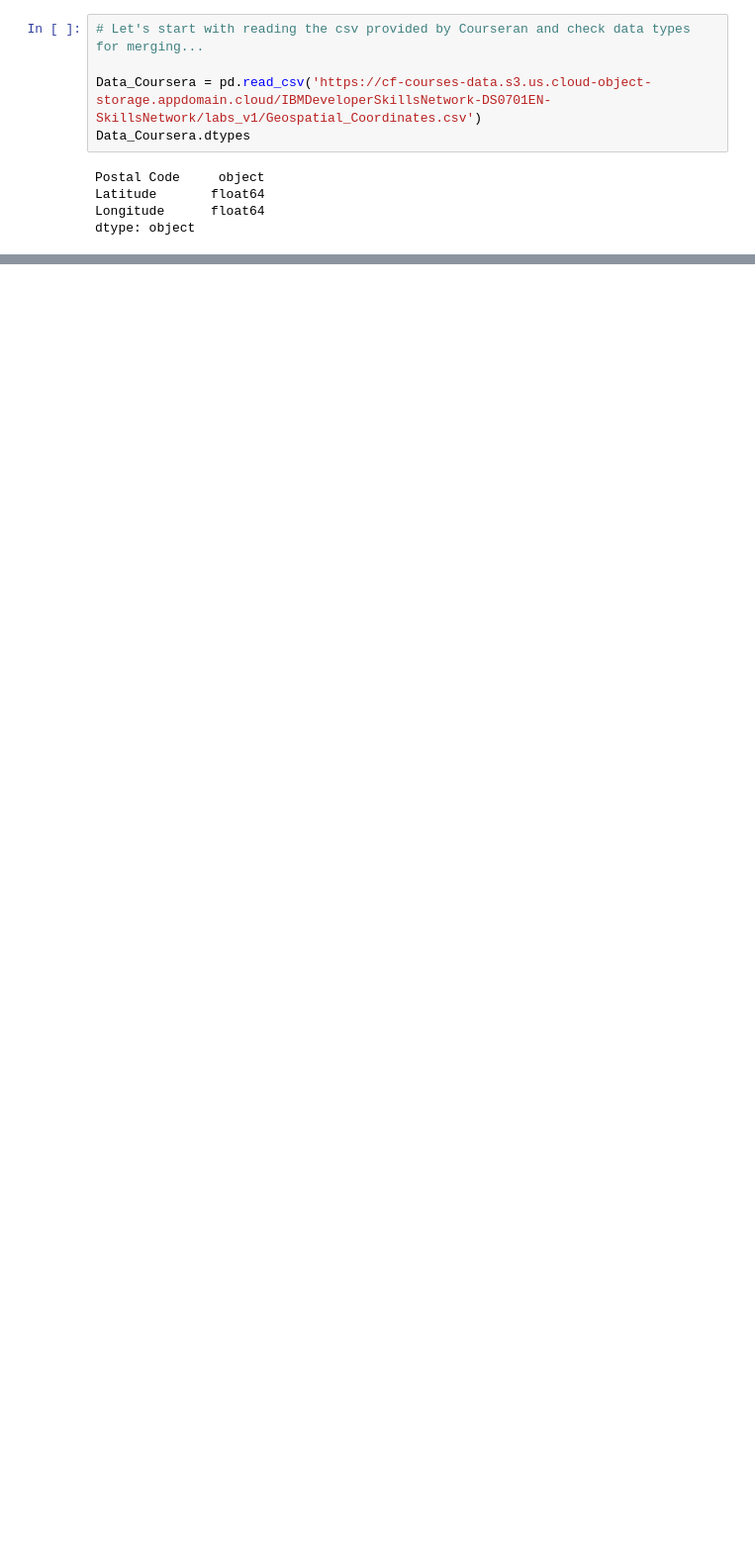
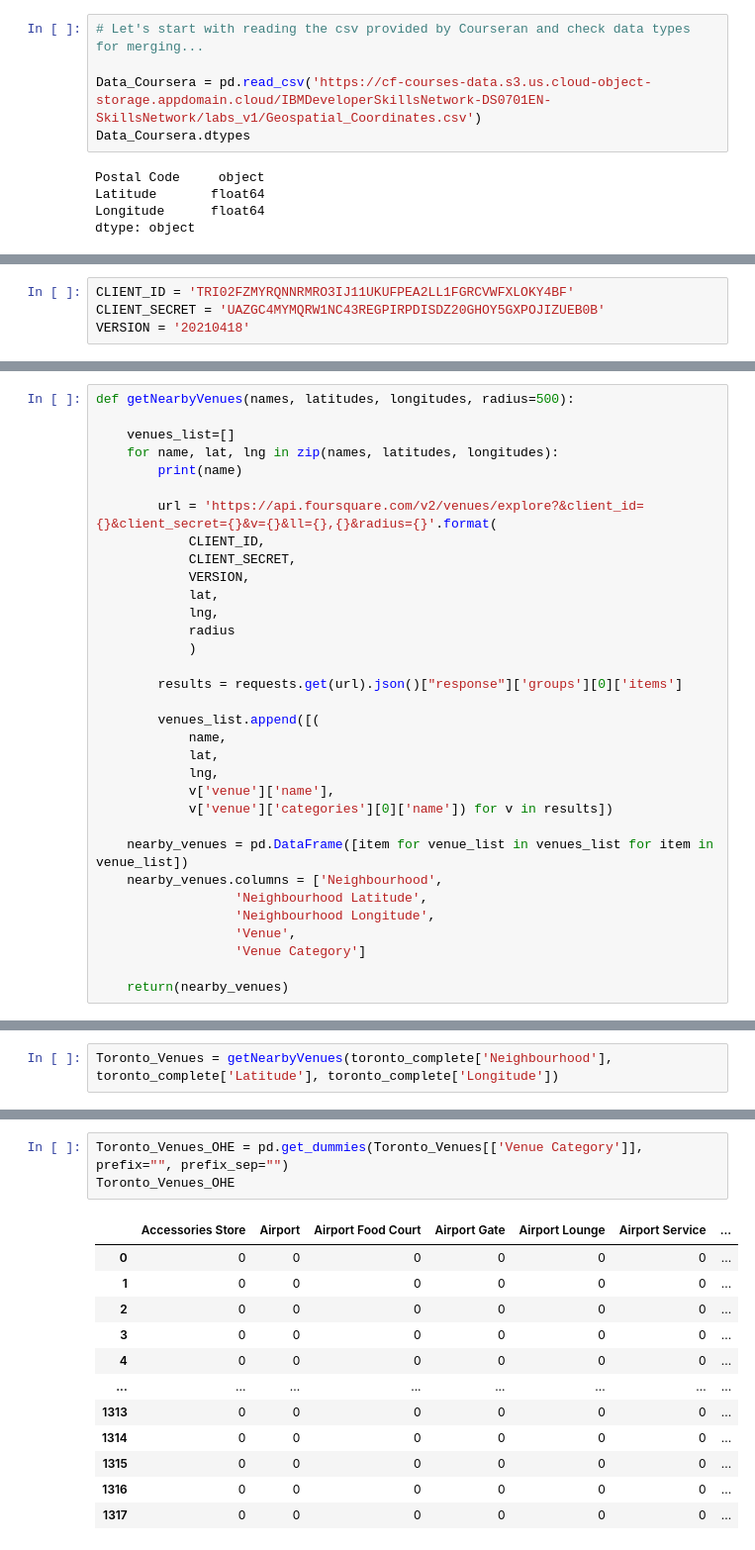
Before and after one commit to renekluijtmans/Coursera_Capstone, a Jupyter notebook: Segmenting and Clustering Neighborhoods in Toronto.ipynb, the cells around one changed output, grey strips where cells are left out. Shown: that part at 99% size. Saved outputs shown, nothing was run; the diff lists cells and outputs as text; blank space fills up the shorter version.

```diff
--- a/Segmenting and Clustering Neighborhoods in Toronto.ipynb
+++ b/Segmenting and Clustering Neighborhoods in Toronto.ipynb
@@ -174,0 +234,4 @@ toronto_complete
+# %%
+CLIENT_ID = 'TRI02FZMYRQNNRMRO3IJ11UKUFPEA2LL1FGRCVWFXLOKY4BF'
+CLIENT_SECRET = 'UAZGC4MYMQRW1NC43REGPIRPDISDZ20GHOY5GXPOJIZUEB0B'
+VERSION = '20210418'
@@ -174,0 +240,33 @@ toronto_complete
+# %%
+def getNearbyVenues(names, latitudes, longitudes, radius=500):
+
+    venues_list=[]
+    for name, lat, lng in zip(names, latitudes, longitudes):
+        print(name)
+
+        url = 'https://api.foursquare.com/v2/venues/explore?&client_id={}&client_secret={}&v={}&ll={},{}&radius={}'.format(
+            CLIENT_ID,
+            CLIENT_SECRET,
+            VERSION,
+            lat,
+            lng,
+            radius
+            )
+
+        results = requests.get(url).json()["response"]['groups'][0]['items']
+
+        venues_list.append([(
+            name,
+            lat,
+            lng,
+            v['venue']['name'],
+            v['venue']['categories'][0]['name']) for v in results])
+
+    nearby_venues = pd.DataFrame([item for venue_list in venues_list for item in venue_list])
+    nearby_venues.columns = ['Neighbourhood',
+                  'Neighbourhood Latitude',
+                  'Neighbourhood Longitude',
+                  'Venue',
+                  'Venue Category']
+
+    return(nearby_venues)
@@ -174,0 +275,2 @@ toronto_complete
+# %%
+Toronto_Venues = getNearbyVenues(toronto_complete['Neighbourhood'], toronto_complete['Latitude'], toronto_complete['Longitude'])
@@ -174,0 +327,16 @@ toronto_complete
+# %%
+Toronto_Venues_OHE = pd.get_dummies(Toronto_Venues[['Venue Category']], prefix="", prefix_sep="")
+Toronto_Venues_OHE
+# %% [output]
+|  | Accessories Store | Airport | Airport Food Court | Airport Gate | Airport Lounge | Airport Service | ... |
+| 0 | 0 | 0 | 0 | 0 | 0 | 0 | ... |
+| 1 | 0 | 0 | 0 | 0 | 0 | 0 | ... |
+| 2 | 0 | 0 | 0 | 0 | 0 | 0 | ... |
+| 3 | 0 | 0 | 0 | 0 | 0 | 0 | ... |
+| 4 | 0 | 0 | 0 | 0 | 0 | 0 | ... |
+| ... | ... | ... | ... | ... | ... | ... | ... |
+| 1313 | 0 | 0 | 0 | 0 | 0 | 0 | ... |
+| 1314 | 0 | 0 | 0 | 0 | 0 | 0 | ... |
+| 1315 | 0 | 0 | 0 | 0 | 0 | 0 | ... |
+| 1316 | 0 | 0 | 0 | 0 | 0 | 0 | ... |
+| 1317 | 0 | 0 | 0 | 0 | 0 | 0 | ... |
```
Also changed, not shown: parts of 80 cells of this notebook.
